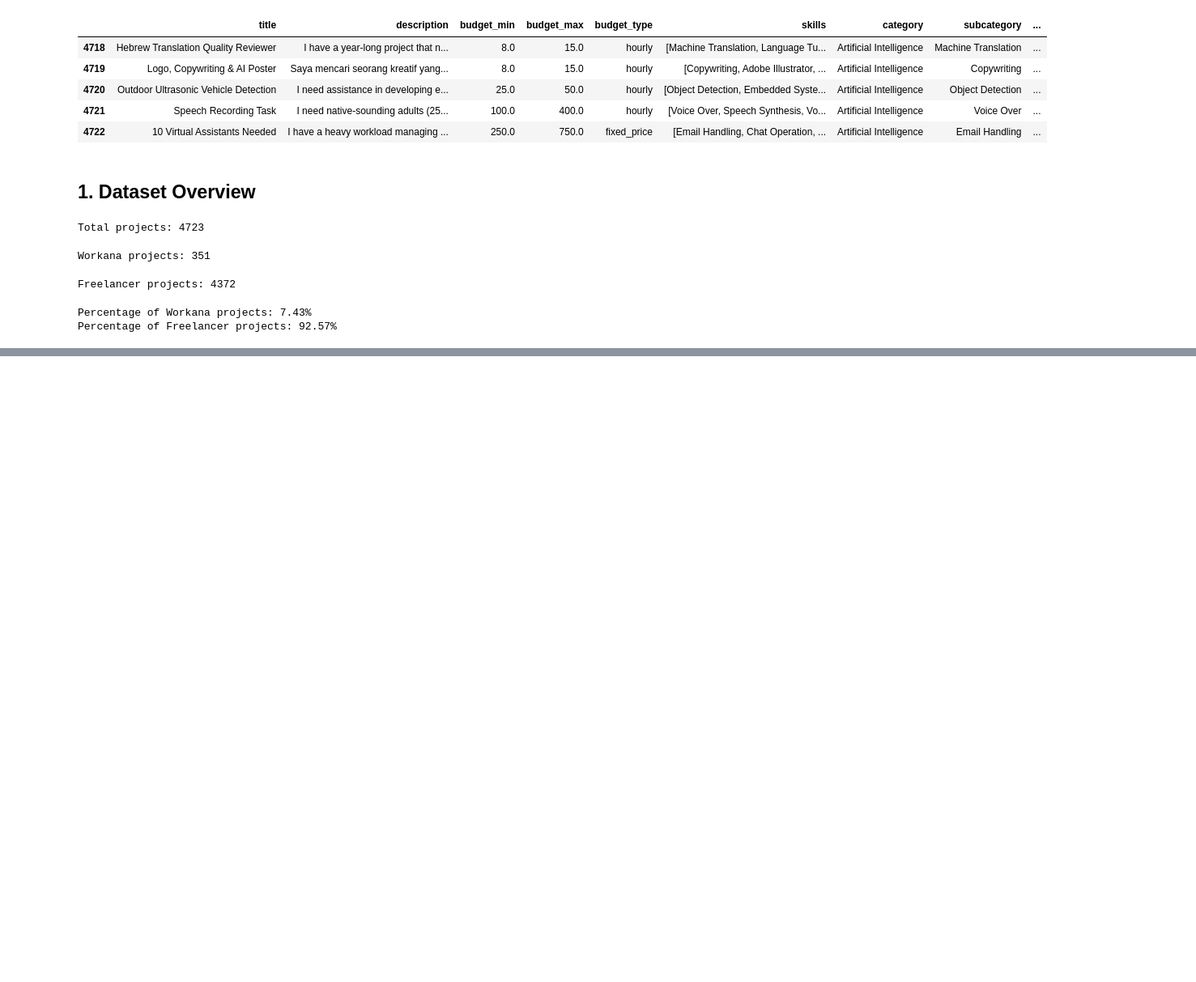
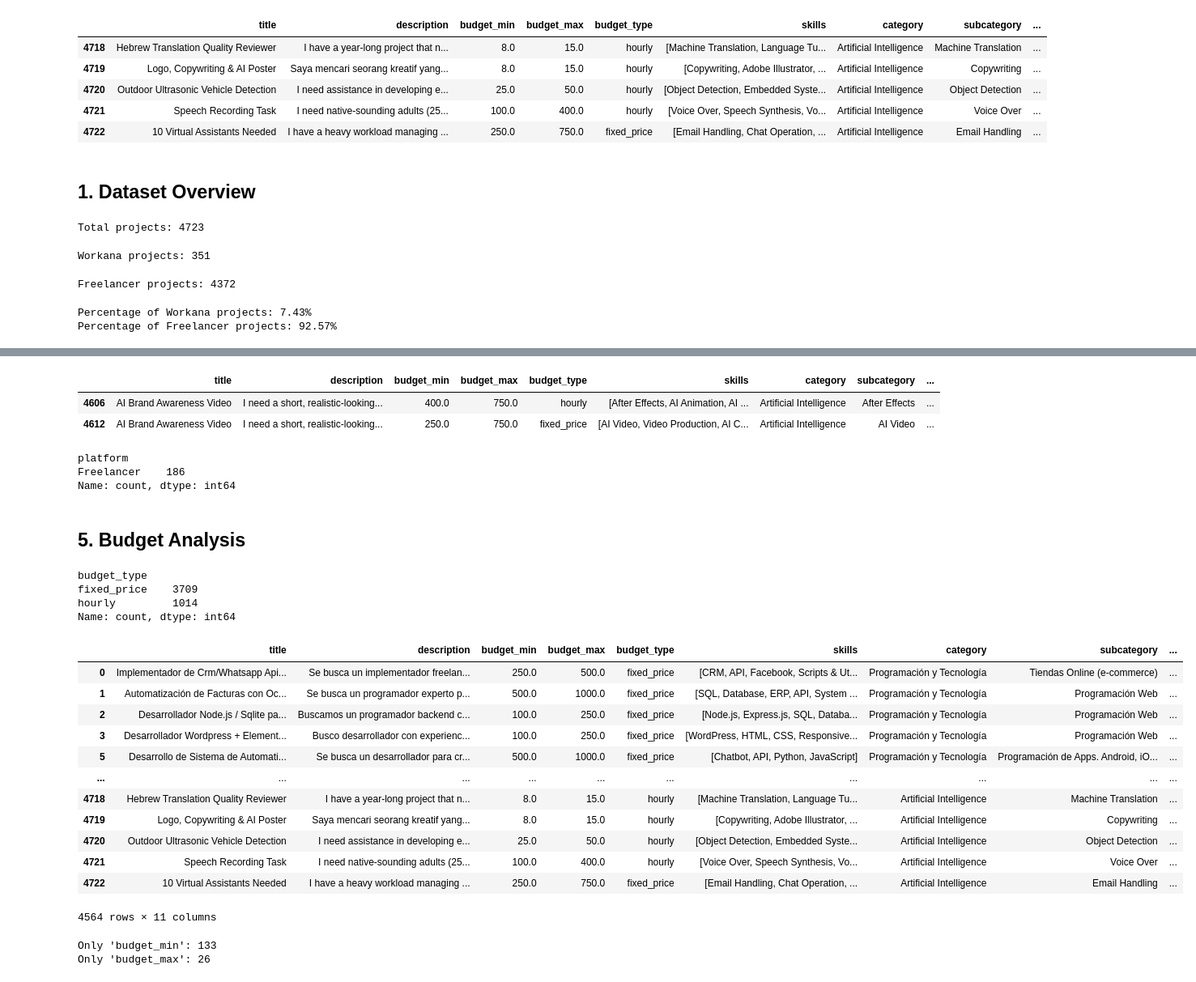
Before and after one commit to chrisvzqz/freelance-pricing-estimator, a Jupyter notebook: notebooks/03_merged_dataset_validation.ipynb, the cells around one changed output, grey strips where cells are left out. Shown at 81% size. Cells and saved outputs as stored; diff of their text form; code cells hidden in the pictures; blank space fills up the shorter version.

```diff
--- a/notebooks/03_merged_dataset_validation.ipynb
+++ b/notebooks/03_merged_dataset_validation.ipynb
@@ -42,0 +141,43 @@ Percentage of Freelancer projects: 92.57%
+# %%
+df.loc[df['title'] == 'AI Brand Awareness Video']
+# %% [output]
+|  | title | description | budget_min | budget_max | budget_type | skills | category | subcategory | ... |
+| 4606 | AI Brand Awareness Video | I need a short, realistic-looking... | 400.0 | 750.0 | hourly | [After Effects, AI Animation, AI ... | Artificial Intelligence | After Effects | ... |
+| 4612 | AI Brand Awareness Video | I need a short, realistic-looking... | 250.0 | 750.0 | fixed_price | [AI Video, Video Production, AI C... | Artificial Intelligence | AI Video | ... |
+# %%
+df.loc[df['title'].duplicated(), 'platform'].value_counts()
+# %% [output]
+platform
+Freelancer    186
+Name: count, dtype: int64
+# %% [markdown]
+## 5. Budget Analysis
+# %%
+df['budget_type'].value_counts()
+# %% [output]
+budget_type
+fixed_price    3709
+hourly         1014
+Name: count, dtype: int64
+# %%
+df.loc[~df['budget_min'].isna() & ~df['budget_max'].isna()]
+# %% [output]
+|  | title | description | budget_min | budget_max | budget_type | skills | category | subcategory | ... |
+| 0 | Implementador de Crm/Whatsapp Api... | Se busca un implementador freelan... | 250.0 | 500.0 | fixed_price | [CRM, API, Facebook, Scripts & Ut... | Programación y Tecnología | Tiendas Online (e-commerce) | ... |
+| 1 | Automatización de Facturas con Oc... | Se busca un programador experto p... | 500.0 | 1000.0 | fixed_price | [SQL, Database, ERP, API, System ... | Programación y Tecnología | Programación Web | ... |
+| 2 | Desarrollador Node.js / Sqlite pa... | Buscamos un programador backend c... | 100.0 | 250.0 | fixed_price | [Node.js, Express.js, SQL, Databa... | Programación y Tecnología | Programación Web | ... |
+| 3 | Desarrollador Wordpress + Element... | Busco desarrollador con experienc... | 100.0 | 250.0 | fixed_price | [WordPress, HTML, CSS, Responsive... | Programación y Tecnología | Programación Web | ... |
+| 5 | Desarrollo de Sistema de Automati... | Se busca un desarrollador para cr... | 500.0 | 1000.0 | fixed_price | [Chatbot, API, Python, JavaScript] | Programación y Tecnología | Programación de Apps. Android, iO... | ... |
+| ... | ... | ... | ... | ... | ... | ... | ... | ... | ... |
+| 4718 | Hebrew Translation Quality Reviewer | I have a year-long project that n... | 8.0 | 15.0 | hourly | [Machine Translation, Language Tu... | Artificial Intelligence | Machine Translation | ... |
+| 4719 | Logo, Copywriting & AI Poster | Saya mencari seorang kreatif yang... | 8.0 | 15.0 | hourly | [Copywriting, Adobe Illustrator, ... | Artificial Intelligence | Copywriting | ... |
+| 4720 | Outdoor Ultrasonic Vehicle Detection | I need assistance in developing e... | 25.0 | 50.0 | hourly | [Object Detection, Embedded Syste... | Artificial Intelligence | Object Detection | ... |
+| 4721 | Speech Recording Task | I need native-sounding adults (25... | 100.0 | 400.0 | hourly | [Voice Over, Speech Synthesis, Vo... | Artificial Intelligence | Voice Over | ... |
+| 4722 | 10 Virtual Assistants Needed | I have a heavy workload managing ... | 250.0 | 750.0 | fixed_price | [Email Handling, Chat Operation, ... | Artificial Intelligence | Email Handling | ... |
+4564 rows × 11 columns
+# %%
+print(f"Only 'budget_min': {df.loc[~df['budget_min'].isna() & df['budget_max'].isna()].shape[0]}")
+print(f"Only 'budget_max': {df.loc[df['budget_min'].isna() & ~df['budget_max'].isna()].shape[0]}")
+# %% [output]
+Only 'budget_min': 133
+Only 'budget_max': 26
```
Also changed, not shown: parts of 36 cells of this notebook.
